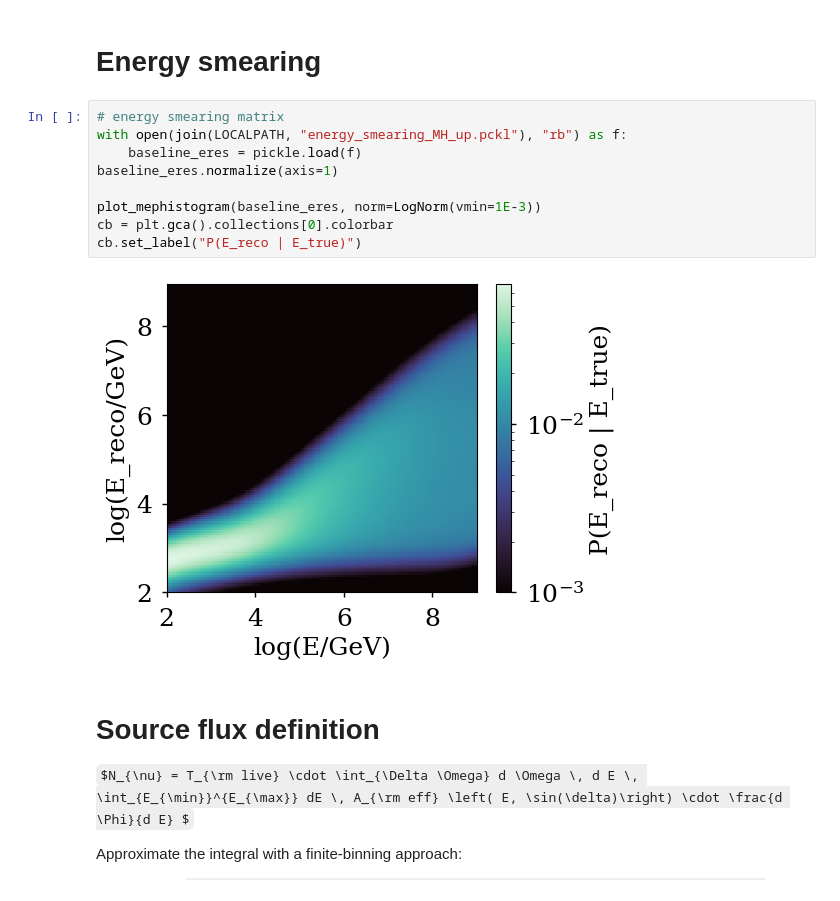
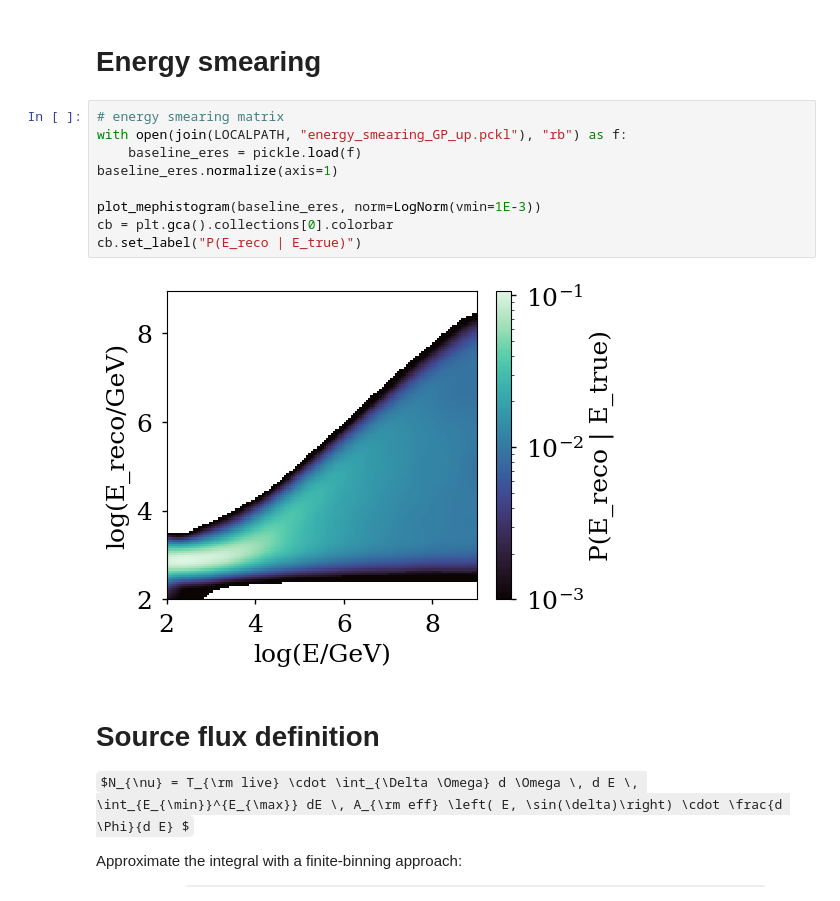
Before and after one commit to PLEnuM-group/Plenum, a Jupyter notebook: notebooks/demo/demo_flux_to_events_diffuse.ipynb, the cells around one changed output. Drawn from its saved outputs; the diff is of its cells as text; some formulas as TeX source.

```diff
--- a/notebooks/demo/demo_flux_to_events_diffuse.ipynb
+++ b/notebooks/demo/demo_flux_to_events_diffuse.ipynb
@@ -144,15 +146,15 @@ True
 # Energy smearing
 # %%
 # energy smearing matrix
-with open(join(LOCALPATH, "energy_smearing_MH_up.pckl"), "rb") as f:
+with open(join(LOCALPATH, "energy_smearing_GP_up.pckl"), "rb") as f:
     baseline_eres = pickle.load(f)
 baseline_eres.normalize(axis=1)
 
 plot_mephistogram(baseline_eres, norm=LogNorm(vmin=1E-3))
 cb = plt.gca().collections[0].colorbar
 cb.set_label("P(E_reco | E_true)")
 # %% [output]
-[figure, old version]
+[figure, new version]
 # %% [markdown]
 # Source flux definition
 $N_{\nu} = T_{\rm live} \cdot \int_{\Delta \Omega} d \Omega \, d E \, \int_{E_{\min}}^{E_{\max}} dE \, A_{\rm eff} \left( E, \sin(\delta)\right) \cdot \frac{d \Phi}{d E} $
```
Also changed, not shown: parts of 8 cells of this notebook, 1 other file.
